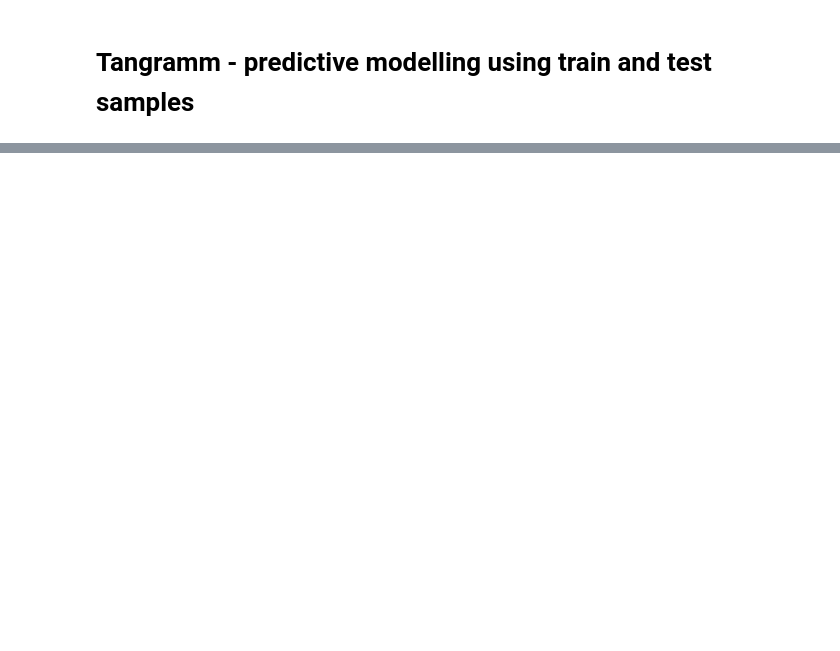
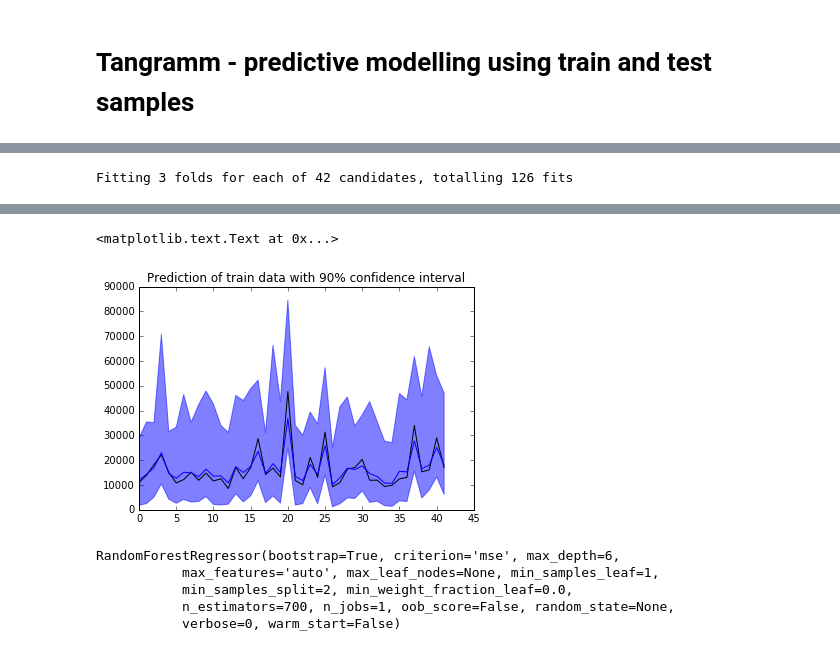
Before and after one commit to AnnaDS/tangramm, a Jupyter notebook: ipython_notebook.ipynb, the cells around one changed output, grey strips where cells are left out. Saved outputs shown, nothing was run; the diff lists cells and outputs as text; code cells hidden in the pictures; blank space fills up the shorter version.

```diff
--- a/ipython_notebook.ipynb
+++ b/ipython_notebook.ipynb
@@ -372,0 +267,49 @@ s1.score(np.rot90(kmeans2.cluster_centers_), y_test)
+# %%
+import warnings
+warnings.filterwarnings("ignore", category=DeprecationWarning)
+from sklearn.ensemble import RandomForestRegressor
+
+def pred_ints(model, X, percentile=95):
+    err_down = []
+    err_up = []
+    for x in range(len(X)):
+        preds = []
+        for pred in model.estimators_:
+            preds.append(pred.predict(X[x])[0])
+        err_down.append(np.percentile(preds, (100 - percentile) / 2. ))
+        err_up.append(np.percentile(preds, 100 - (100 - percentile) / 2.))
+    return err_down, err_up
+
+best=pd.DataFrame()
+
+#Random Forest regression
+rf=RandomForestRegressor()
+parameters_rf = {'n_estimators': [500,700], 'max_depth': [None, 1, 2, 3, 4, 5,6], 'min_samples_split': [1, 2, 3]}
+gs_rf = GridSearchCV(rf,parameters_rf,n_jobs=8,verbose=1)
+gs_rf.fit(X_train_new, y_train)
+best=best.append(pd.Series({'model':'RandomForest', 'estimator':gs_rf.best_estimator_, 'score': gs_rf.best_score_, 'params':gs_rf.best_params_}), ignore_index=True)
+
+
+V=best.score.tolist().index(max(best.score))
+BV=best.ix[[V]]
+rf = BV.estimator.tolist()[0]
+
+rf.fit(X_train_new, y_train)
+err_down, err_up = pred_ints(rf, X_train_new, percentile=90)
+#plt.plot(list(y_train))
+#plt.plot(rf.predict(X_train_new))
+#plt.plot([a+b for a,b in zip(list(rf.predict(X_train_new)),list(err_up))])
+#plt.plot([a-b for a,b in zip(list(rf.predict(X_train_new)),list(err_down))])
+
+DT=D[D['test']==0]['class']
+DT=pd.DataFrame(DT)
+DT['pred']=list(rf.predict(X_train_new))
+DT['down_conf']=[a-b for a,b in zip(list(rf.predict(X_train_new)),list(err_down))]
+DT['upper_conf']=[a+b for a,b in zip(list(rf.predict(X_train_new)),list(err_up))]
+plt.figure()
+plt.plot(DT.index, DT['class'], 'k', label='Real train')
+plt.plot(DT.index, DT['pred'], 'b')
+plt.fill_between(DT.index,DT['down_conf'], DT['upper_conf'], color='b', alpha=0.5)
+plt.title("Prediction of train data with 90% confidence interval")
+# %% [output]
+Fitting 3 folds for each of 42 candidates, totalling 126 fits
@@ -372,0 +318,10 @@ s1.score(np.rot90(kmeans2.cluster_centers_), y_test)
+<matplotlib.text.Text at 0x...>
+[figure, added]
+# %%
+rf
+# %% [output]
+RandomForestRegressor(bootstrap=True, criterion='mse', max_depth=6,
+           max_features='auto', max_leaf_nodes=None, min_samples_leaf=1,
+           min_samples_split=2, min_weight_fraction_leaf=0.0,
+           n_estimators=700, n_jobs=1, oob_score=False, random_state=None,
+           verbose=0, warm_start=False)
```
Also changed, not shown: parts of 35 cells of this notebook, 1 other file.
